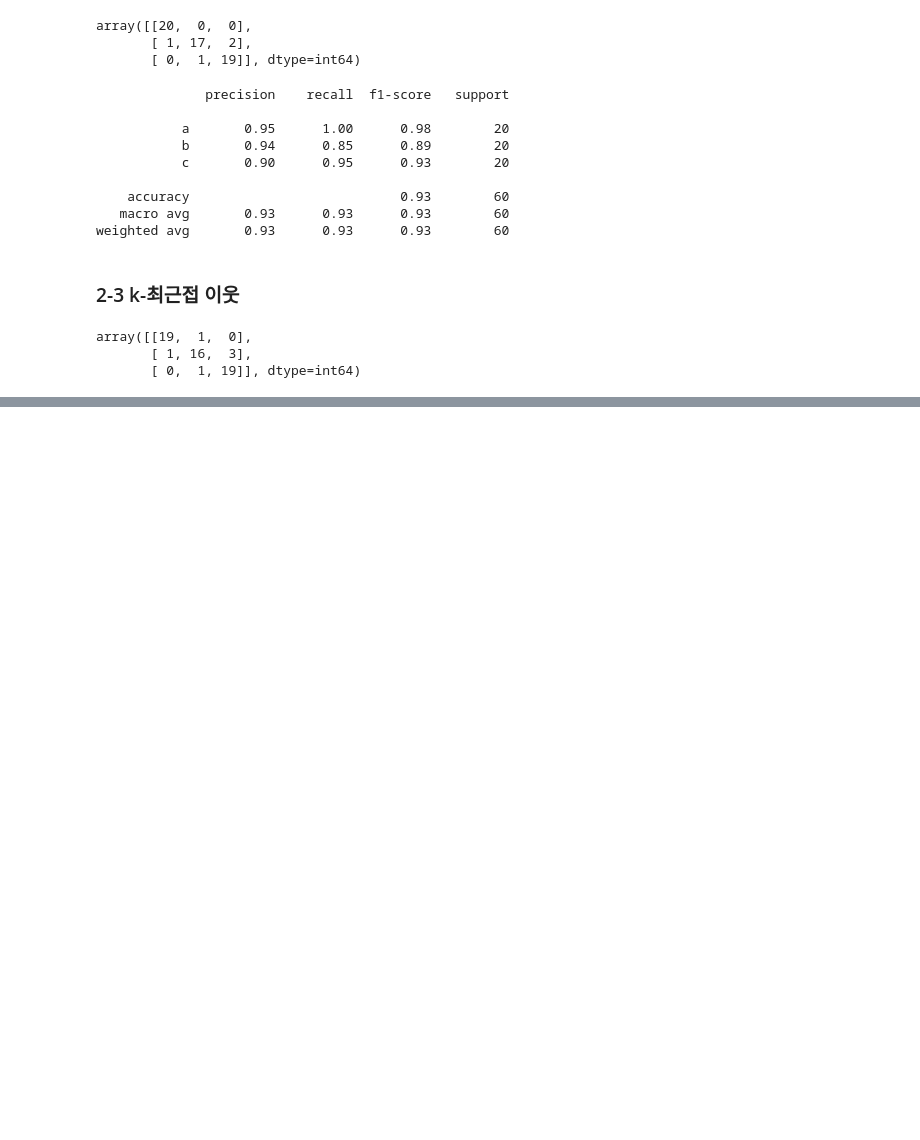
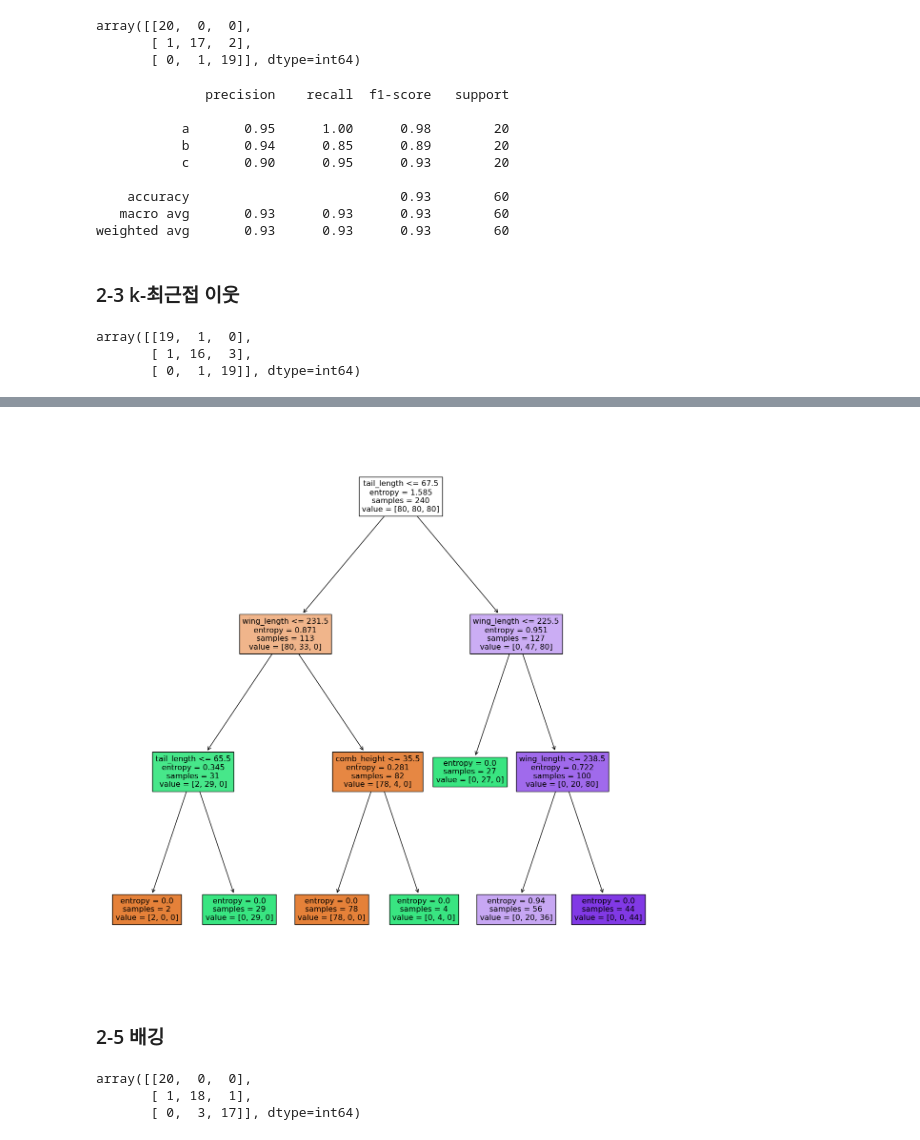
Before and after one commit to kusool72/python, a Jupyter notebook: 현장에서 바로 써먹는 데이터분석.ipynb, the cells around one changed output, grey strips where cells are left out. Drawn from its saved outputs; the diff is of its cells as text; code cells hidden in the pictures; blank space fills up the shorter version.

```diff
--- a/현장에서 바로 써먹는 데이터분석.ipynb
+++ b/현장에서 바로 써먹는 데이터분석.ipynb
@@ -904,0 +1017,21 @@ array([[19,  1,  0],
+# %%
+# 트리 그리기
+plt.figure(figsize=(15,15))
+plot_tree(model_tree3, feature_names=['wing_length', 'tail_length', 'comb_height'], filled = True)
+plt.show()
+# %% [output]
+[figure, added]
+# %% [markdown]
+### 2-5 배깅
+# %%
+# 배깅 알고리즘 수행을 위한 함수 불러오기
+from sklearn.ensemble import BaggingClassifier
+# 모델구축 및 학습
+model_bag = BaggingClassifier().fit(x_train, y_train)
+y_pred_bag = model_bag.predict(x_test)
+from sklearn.metrics import confusion_matrix
+confusion_matrix(y_test, y_pred_bag)
+# %% [output]
+array([[20,  0,  0],
+       [ 1, 18,  1],
+       [ 0,  3, 17]], dtype=int64)
```
Also changed, not shown: parts of 42 cells of this notebook.
